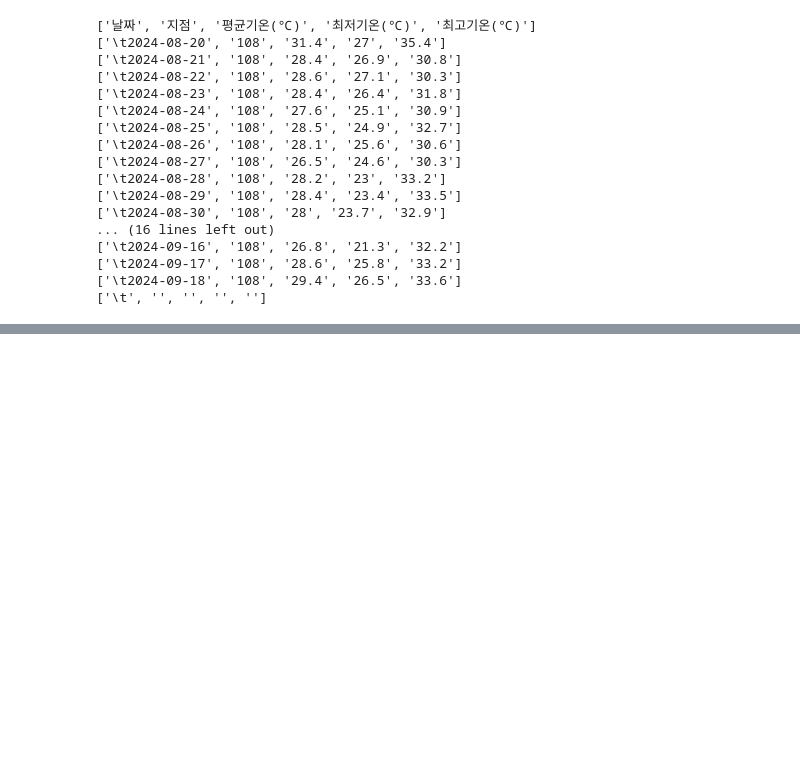
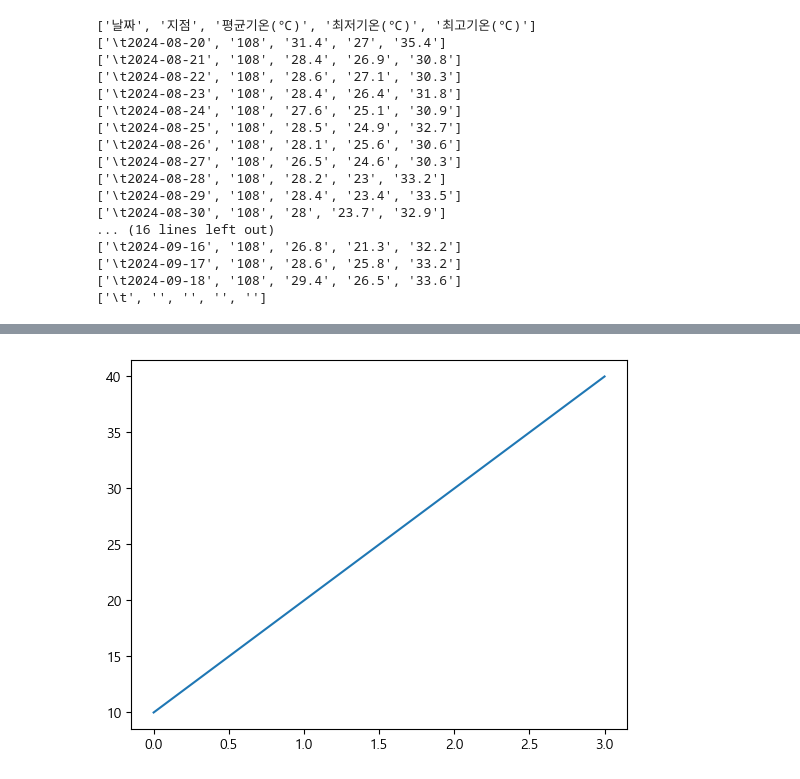
Before and after one commit to EunSeong-Jo/DMU, a Jupyter notebook: 1-freshman/2st-semester/데이터분석입문/232678_조은성_3주차.ipynb, the cells around one changed output, grey strips where cells are left out. Saved outputs shown, nothing was run; the diff lists cells and outputs as text; code cells hidden in the pictures; blank space fills up the shorter version.

```diff
--- a/1-freshman/2st-semester/데이터분석입문/232678_조은성_3주차.ipynb
+++ b/1-freshman/2st-semester/데이터분석입문/232678_조은성_3주차.ipynb
@@ -113,0 +359,5 @@ f.close()
+# %%
+plt.plot([10, 20, 30, 40])
+plt.show()
+# %% [output]
+[figure, added]
```
Also changed, not shown: parts of 33 cells of this notebook.
